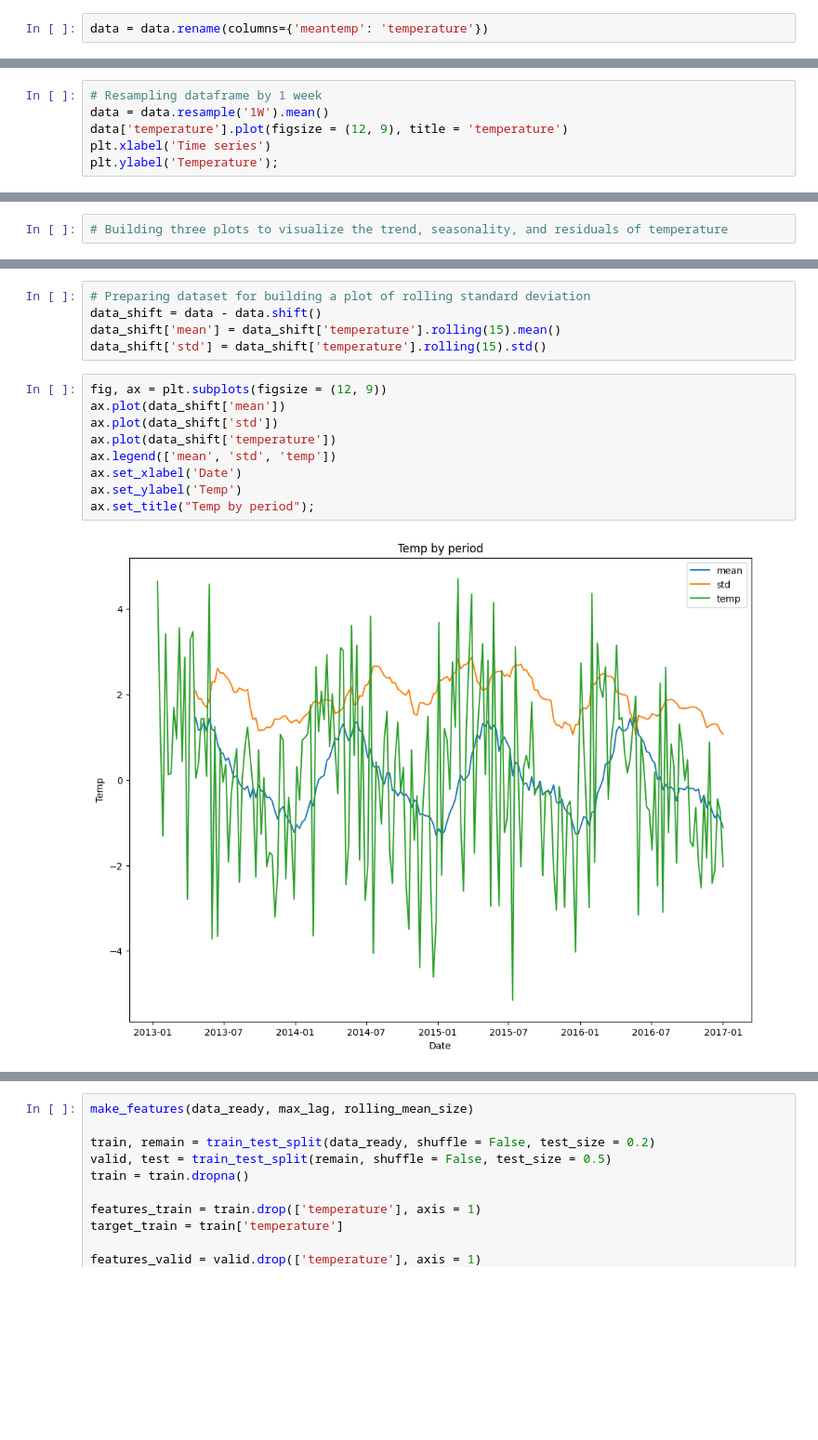
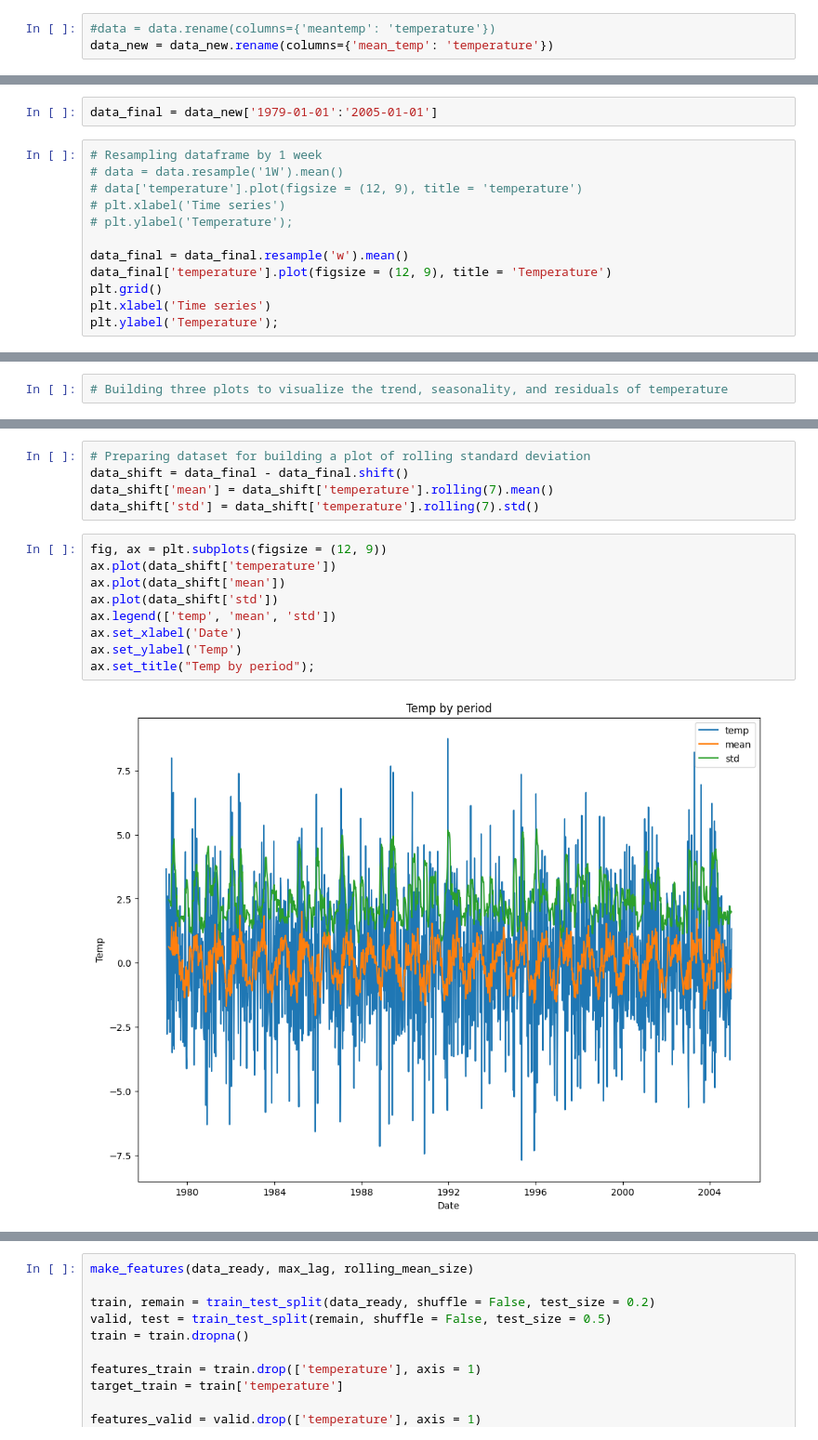
Before and after one commit to Vladoss9/Time-Series-Forecasting, a Jupyter notebook: project1.ipynb, the cells around one changed output, grey strips where cells are left out. Shown at 93% size. Saved outputs shown, nothing was run; the diff lists cells and outputs as text; blank space fills up the shorter version.

```diff
--- a/project1.ipynb
+++ b/project1.ipynb
@@ -54,2 +78,3 @@ memory usage: 57.1 KB
 # %%
-data = data.rename(columns={'meantemp': 'temperature'})
+#data = data.rename(columns={'meantemp': 'temperature'})
+data_new = data_new.rename(columns={'mean_temp': 'temperature'})
@@ -58,7 +130,15 @@ data = data.rename(columns={'meantemp': 'temperature'})
+# %%
+data_final = data_new['1979-01-01':'2005-01-01']
 # %%
 # Resampling dataframe by 1 week
-data = data.resample('1W').mean()
-data['temperature'].plot(figsize = (12, 9), title = 'temperature')
+# data = data.resample('1W').mean()
+# data['temperature'].plot(figsize = (12, 9), title = 'temperature')
+# plt.xlabel('Time series')
+# plt.ylabel('Temperature');
+
+data_final = data_final.resample('w').mean()
+data_final['temperature'].plot(figsize = (12, 9), title = 'Temperature')
+plt.grid()
 plt.xlabel('Time series')
 plt.ylabel('Temperature');
 # %% [output]
@@ -103,17 +184,17 @@ plt.xlabel('Time series');
 # %%
 # Preparing dataset for building a plot of rolling standard deviation
-data_shift = data - data.shift()
-data_shift['mean'] = data_shift['temperature'].rolling(15).mean()
-data_shift['std'] = data_shift['temperature'].rolling(15).std()
+data_shift = data_final - data_final.shift()
+data_shift['mean'] = data_shift['temperature'].rolling(7).mean()
+data_shift['std'] = data_shift['temperature'].rolling(7).std()
 # %%
 fig, ax = plt.subplots(figsize = (12, 9))
+ax.plot(data_shift['temperature'])
 ax.plot(data_shift['mean'])
 ax.plot(data_shift['std'])
-ax.plot(data_shift['temperature'])
-ax.legend(['mean', 'std', 'temp'])
+ax.legend(['temp', 'mean', 'std'])
 ax.set_xlabel('Date')
 ax.set_ylabel('Temp')
 ax.set_title("Temp by period");
 # %% [output]
-[figure, old version]
+[figure, new version]
 # %%
```
Also changed, not shown: parts of 35 cells of this notebook.
